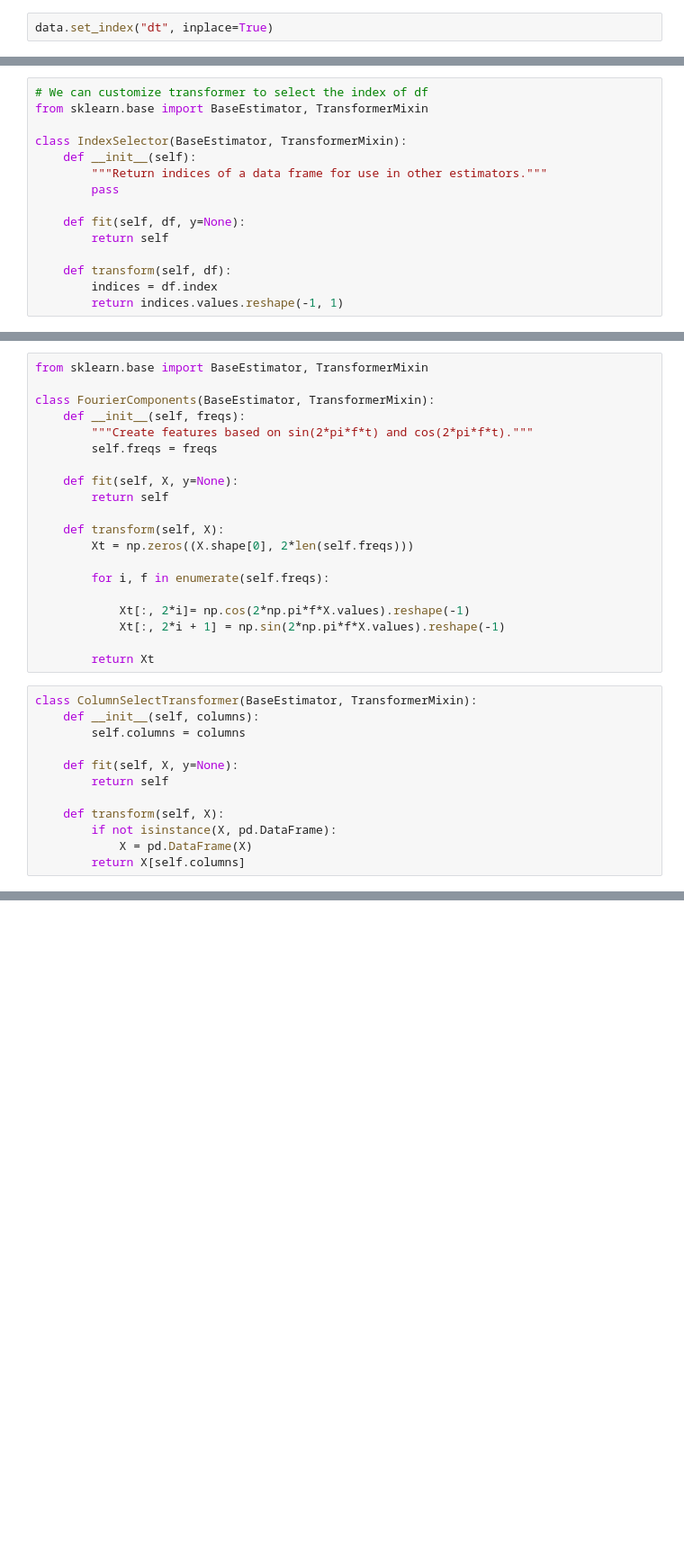
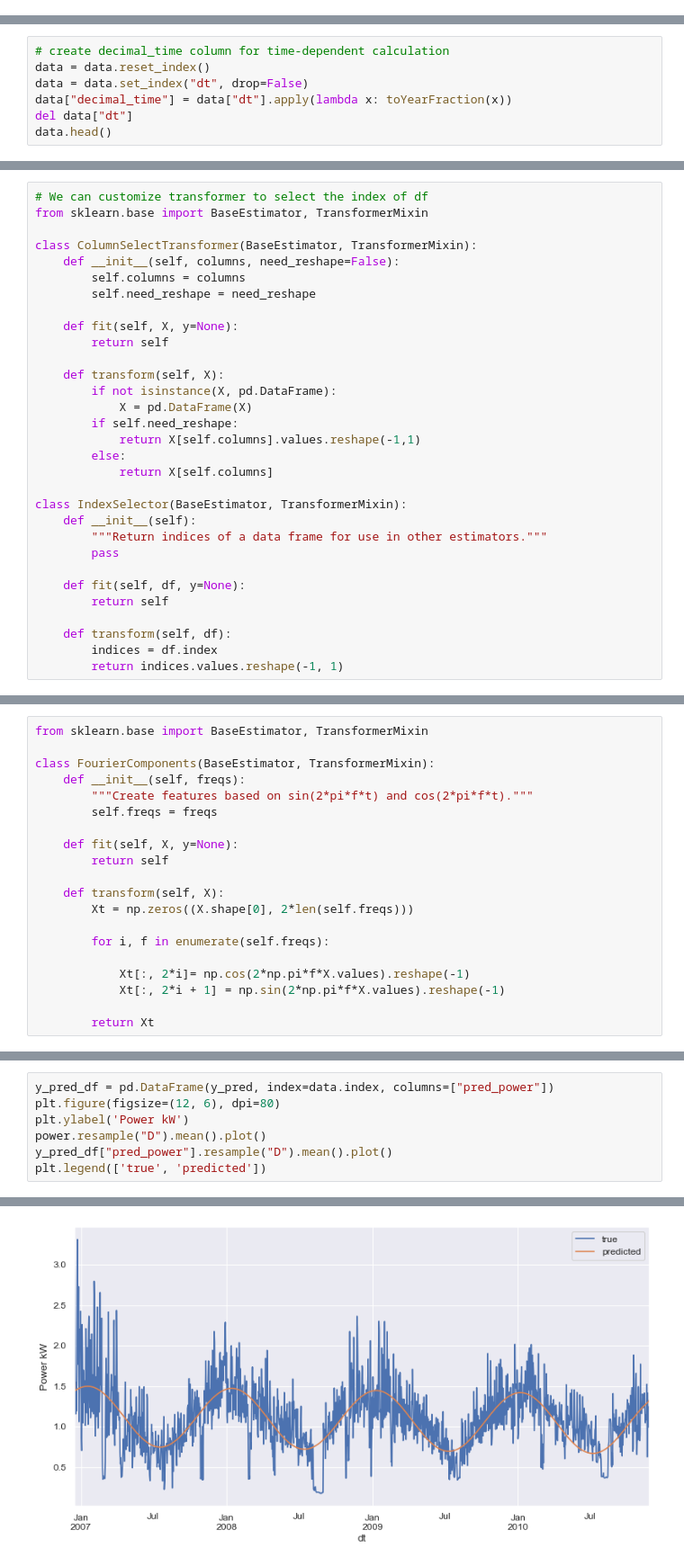
Before and after one commit to EarnRW/Time-Series-Forecasting-Household-Electric-Power-Consumption, a Jupyter notebook: notebook/forecasting.ipynb, the cells around one changed output, grey strips where cells are left out. Shown at 90% size. Cells and saved outputs as stored; diff of their text form; blank space fills up the shorter version.

```diff
--- a/notebook/forecasting.ipynb
+++ b/notebook/forecasting.ipynb
@@ -123,2 +108,0 @@ data["time_year_frac"] = data["dt"].apply(lambda x: toYearFraction(x))
-# %%
-data.set_index("dt", inplace=True)
@@ -134,0 +109,7 @@ data.head()
+# %%
+# create decimal_time column for time-dependent calculation
+data = data.reset_index()
+data = data.set_index("dt", drop=False)
+data["decimal_time"] = data["dt"].apply(lambda x: toYearFraction(x))
+del data["dt"]
+data.head()
@@ -174,6 +163,22 @@ According to the plots, it looks like a stationary TS with seasonality. However,
 # %%
 # We can customize transformer to select the index of df
 from sklearn.base import BaseEstimator, TransformerMixin
+
+class ColumnSelectTransformer(BaseEstimator, TransformerMixin):
+    def __init__(self, columns, need_reshape=False):
+        self.columns = columns
+        self.need_reshape = need_reshape
+
+    def fit(self, X, y=None):
+        return self
+
+    def transform(self, X):
+        if not isinstance(X, pd.DataFrame):
+            X = pd.DataFrame(X)
+        if self.need_reshape:
+            return X[self.columns].values.reshape(-1,1)
+        else:
+            return X[self.columns]
 
 class IndexSelector(BaseEstimator, TransformerMixin):
     def __init__(self):
@@ -344,18 +352,6 @@ class FourierComponents(BaseEstimator, TransformerMixin):
             Xt[:, 2*i + 1] = np.sin(2*np.pi*f*X.values).reshape(-1)
 
         return Xt
-# %%
-class ColumnSelectTransformer(BaseEstimator, TransformerMixin):
-    def __init__(self, columns):
-        self.columns = columns
-
-    def fit(self, X, y=None):
-        return self
-
-    def transform(self, X):
-        if not isinstance(X, pd.DataFrame):
-            X = pd.DataFrame(X)
-        return X[self.columns]
 # %%
 # construct and train pipeline
 from sklearn.pipeline import FeatureUnion
@@ -427,0 +396,8 @@ array([[-0.93433968,  0.35638373,  0.98485745, ...,  0.99933761,
+# %%
+y_pred_df = pd.DataFrame(y_pred, index=data.index, columns=["pred_power"])
+plt.figure(figsize=(12, 6), dpi=80)
+plt.ylabel('Power kW')
+power.resample("D").mean().plot()
+y_pred_df["pred_power"].resample("D").mean().plot()
+plt.legend(['true', 'predicted'])
+# %% [output]
@@ -427,0 +405 @@ array([[-0.93433968,  0.35638373,  0.98485745, ...,  0.99933761,
+[figure, added]
```
Also changed, not shown: parts of 16 cells of this notebook.
